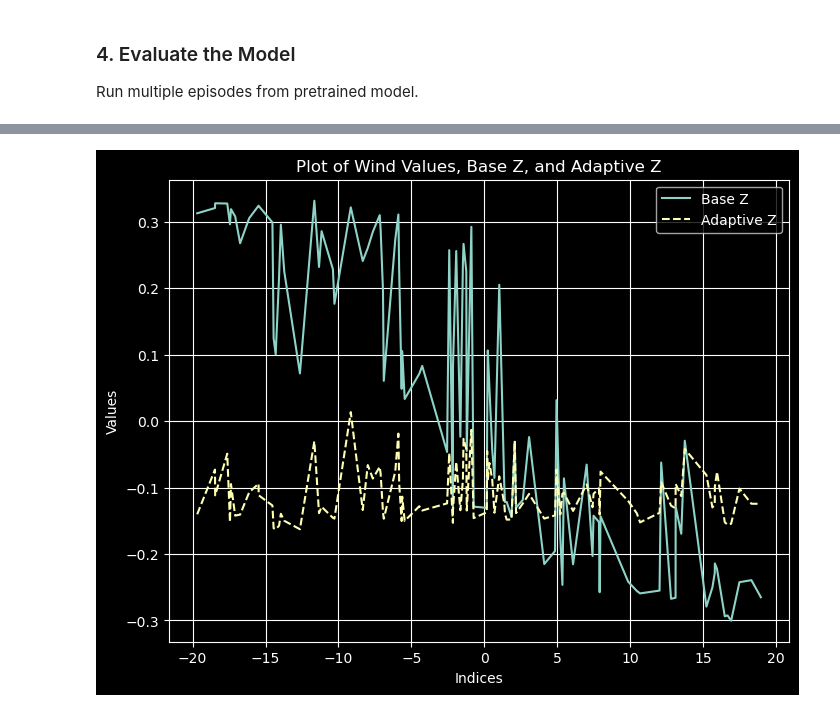
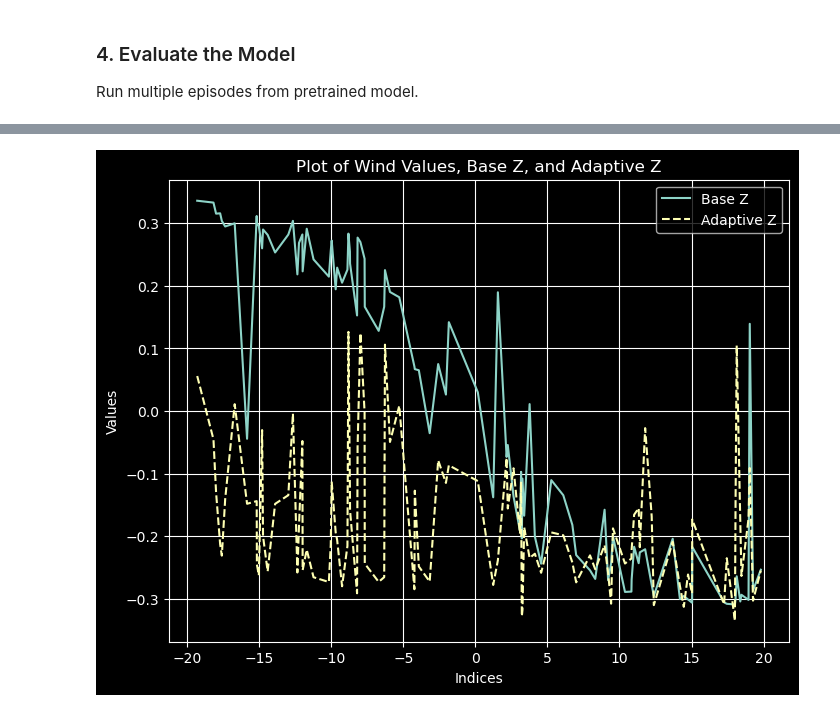
Before and after one commit to Paulomen2712/tum-adlr-ws25-16, a Jupyter notebook: PPO_lunar_landar.ipynb, the cells around one changed output, grey strips where cells are left out. Saved outputs shown, nothing was run; the diff lists cells and outputs as text; code cells hidden in the pictures.

```diff
--- a/PPO_lunar_landar.ipynb
+++ b/PPO_lunar_landar.ipynb
@@ -169,18 +166,18 @@ t_winds = obs[:, -1]
 obs_tensor = torch.tensor(obs, dtype=torch.float32).to(ppo.device)
 # %%
 import numpy as np
-# t_winds, b_z, a_z = ppo.validate_encoders(100, 100) [STEPS//2:, :]
+t_winds, b_z, a_z = ppo.validate_encoders(100, 150)
 sorted_indices = np.argsort(t_winds)
 plt.figure(figsize=(8, 6))
-plt.plot(t_winds[sorted_indices], base_output[STEPS//2:, :].mean(0)[sorted_indices], label="Base Z")
-plt.plot(t_winds[sorted_indices], adpt_output[STEPS//2:, :].mean(0)[sorted_indices], label="Adaptive Z", linestyle='--')
+plt.plot(t_winds[sorted_indices], b_z[sorted_indices], label="Base Z")
+plt.plot(t_winds[sorted_indices], a_z[sorted_indices], label="Adaptive Z", linestyle='--')
 
 plt.xlabel("Indices")
 plt.ylabel("Values")
 plt.title("Plot of Wind Values, Base Z, and Adaptive Z")
 plt.legend()
 plt.grid(True)
 
 plt.show()
 # %% [output]
-[figure, old version]
+[figure, new version]
```
Also changed, not shown: parts of 3 cells of this notebook, 3 other files.
